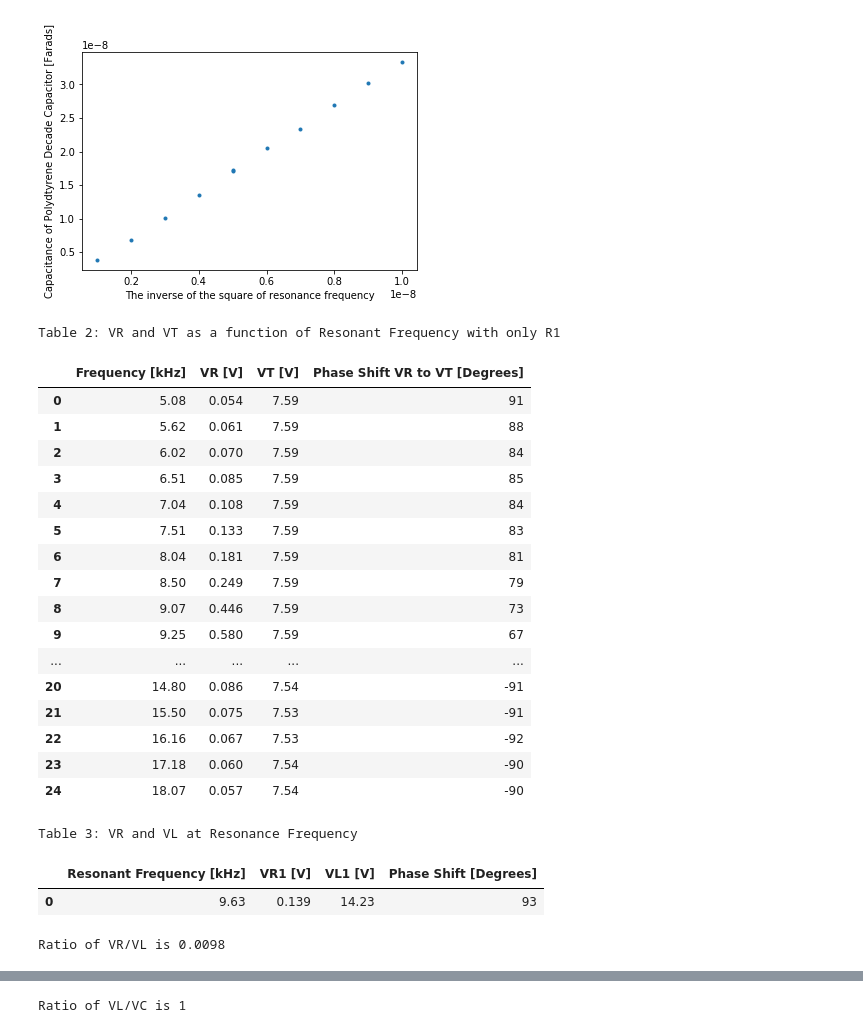
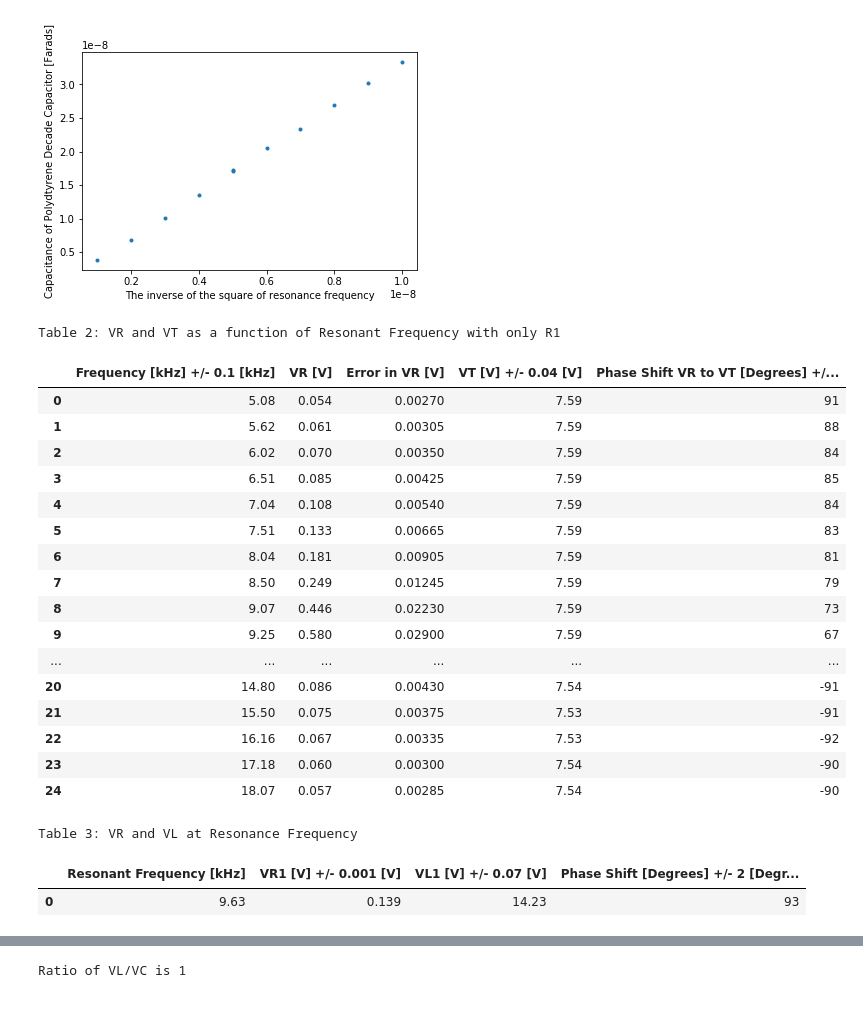
Before and after one commit to ReckoningReckoner/ENPHYS253, a Jupyter notebook: Lab7/labbook.ipynb, the cells around one changed output, grey strips where cells are left out. Saved outputs shown, nothing was run; the diff lists cells and outputs as text; code cells hidden in the pictures.

```diff
--- a/Lab7/labbook.ipynb
+++ b/Lab7/labbook.ipynb
@@ -61,41 +61,39 @@ The Value for the inductor is 3.304
 The Value for Cs is 0.00000000043
 [figure]
 # %%
-Part2Resonance = pd.read_excel('Part2Resonance.xlsx')
+Part2Resonance = pd.read_excel('Data/Part2Resonance.xlsx')
 print("Table 2: VR and VT as a function of Resonant Frequency with only R1")
 Part2Resonance
 # %% [output]
 Table 2: VR and VT as a function of Resonant Frequency with only R1
-|  | Frequency [kHz] | VR [V] | VT [V] | Phase Shift VR to VT [Degrees] |
-| 0 | 5.08 | 0.054 | 7.59 | 91 |
-| 1 | 5.62 | 0.061 | 7.59 | 88 |
-| 2 | 6.02 | 0.070 | 7.59 | 84 |
-| 3 | 6.51 | 0.085 | 7.59 | 85 |
-| 4 | 7.04 | 0.108 | 7.59 | 84 |
-| 5 | 7.51 | 0.133 | 7.59 | 83 |
-| 6 | 8.04 | 0.181 | 7.59 | 81 |
-| 7 | 8.50 | 0.249 | 7.59 | 79 |
-| 8 | 9.07 | 0.446 | 7.59 | 73 |
-| 9 | 9.25 | 0.580 | 7.59 | 67 |
-| ... | ... | ... | ... | ... |
-| 20 | 14.80 | 0.086 | 7.54 | -91 |
-| 21 | 15.50 | 0.075 | 7.53 | -91 |
-| 22 | 16.16 | 0.067 | 7.53 | -92 |
-| 23 | 17.18 | 0.060 | 7.54 | -90 |
-| 24 | 18.07 | 0.057 | 7.54 | -90 |
+|  | Frequency [kHz] +/- 0.1 [kHz] | VR [V] | Error in VR [V] | VT [V] +/- 0.04 [V] | Phase Shift VR to VT [Degrees] +/... |
+| 0 | 5.08 | 0.054 | 0.00270 | 7.59 | 91 |
+| 1 | 5.62 | 0.061 | 0.00305 | 7.59 | 88 |
+| 2 | 6.02 | 0.070 | 0.00350 | 7.59 | 84 |
+| 3 | 6.51 | 0.085 | 0.00425 | 7.59 | 85 |
+| 4 | 7.04 | 0.108 | 0.00540 | 7.59 | 84 |
+| 5 | 7.51 | 0.133 | 0.00665 | 7.59 | 83 |
+| 6 | 8.04 | 0.181 | 0.00905 | 7.59 | 81 |
+| 7 | 8.50 | 0.249 | 0.01245 | 7.59 | 79 |
+| 8 | 9.07 | 0.446 | 0.02230 | 7.59 | 73 |
+| 9 | 9.25 | 0.580 | 0.02900 | 7.59 | 67 |
+| ... | ... | ... | ... | ... | ... |
+| 20 | 14.80 | 0.086 | 0.00430 | 7.54 | -91 |
+| 21 | 15.50 | 0.075 | 0.00375 | 7.53 | -91 |
+| 22 | 16.16 | 0.067 | 0.00335 | 7.53 | -92 |
+| 23 | 17.18 | 0.060 | 0.00300 | 7.54 | -90 |
+| 24 | 18.07 | 0.057 | 0.00285 | 7.54 | -90 |
 # %%
-Part3RL = pd.read_excel('Part3RL.xlsx')
+Part3RL = pd.read_excel('Data/Part3RL.xlsx')
 Part3RL1 = Part3RL.as_matrix()
 print('Table 3: VR and VL at Resonance Frequency ')
 
-VRVL = Part3RL1[0,1]/Part3RL1[0,2]
+
 Part3RL
 # %% [output]
 Table 3: VR and VL at Resonance Frequency
-|  | Resonant Frequency [kHz] | VR1 [V] | VL1 [V] | Phase Shift [Degrees] |
+|  | Resonant Frequency [kHz] | VR1 [V] +/- 0.001 [V] | VL1 [V] +/- 0.07 [V] | Phase Shift [Degrees] +/- 2 [Degr... |
 | 0 | 9.63 | 0.139 | 14.23 | 93 |
 # %%
-print('Ratio of VR/VL is {:.2g}'.format(VRVL))
+#print('Ratio of VR/VL is {:.2g}'.format(VRVL))
-# %% [output]
-Ratio of VR/VL is 0.0098
 # %%
```
Also changed, not shown: parts of 9 cells of this notebook, 16 other files.
